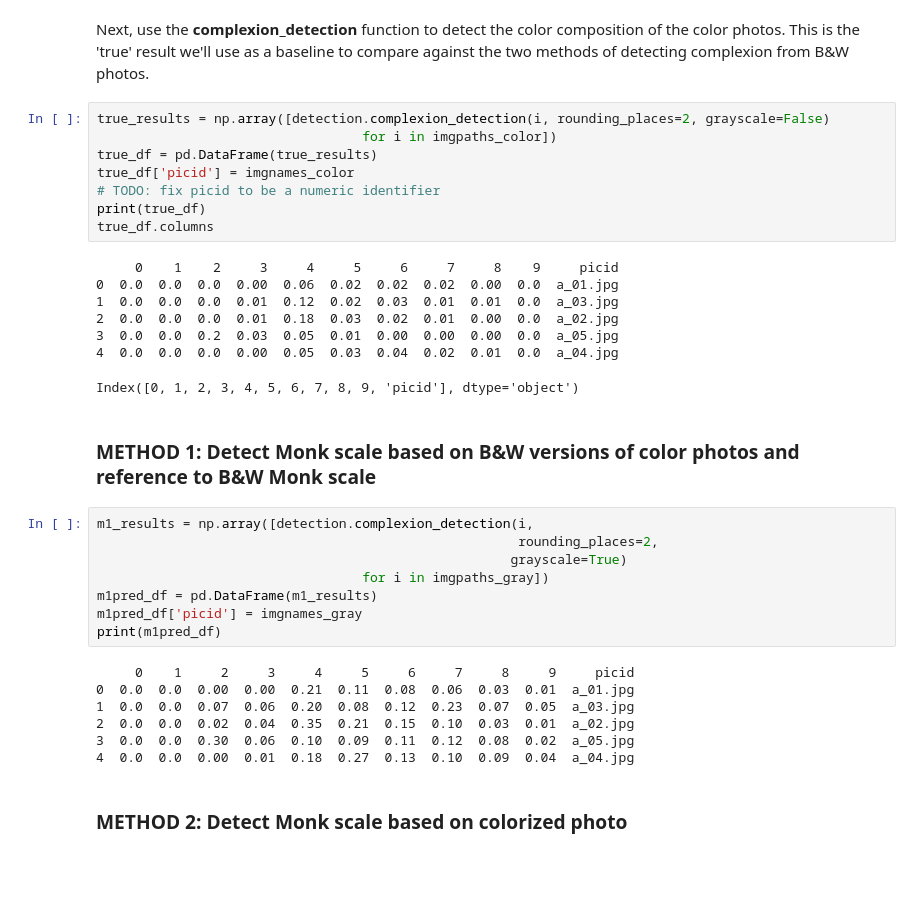
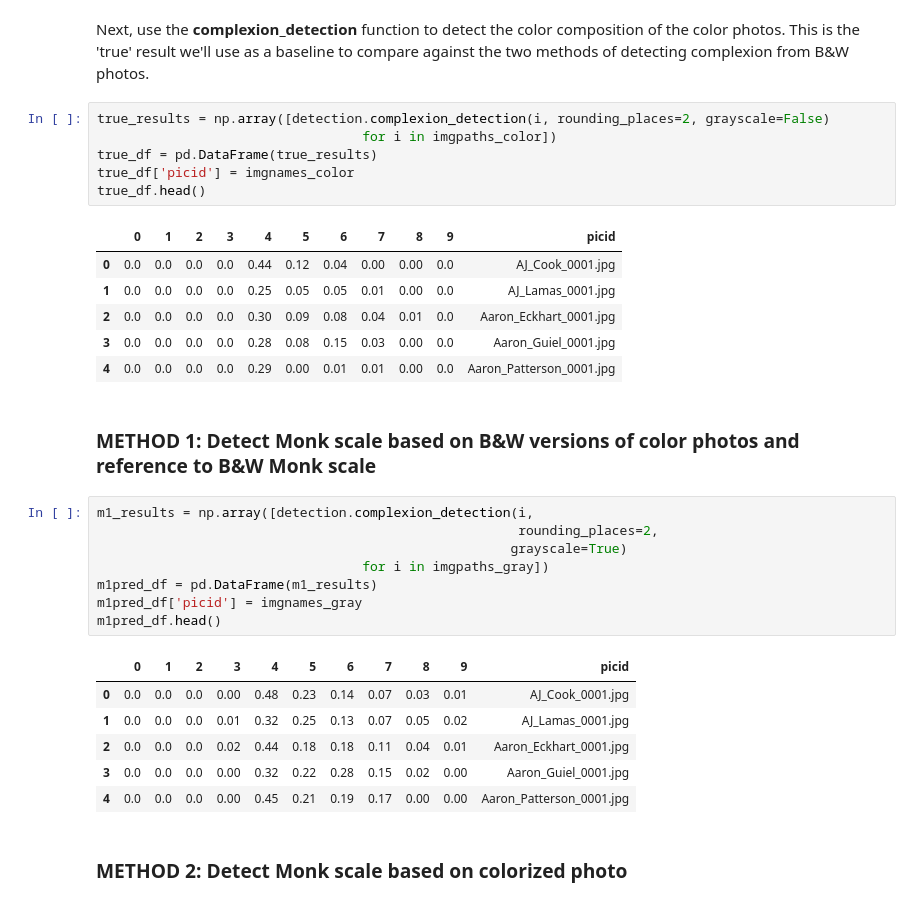
Before and after one commit to 583-dsdt-team/old-pic-tool, a Jupyter notebook: example/compare_detection_methods.ipynb, the cells around one changed output. Cells and saved outputs as stored; diff of their text form; blank space fills up the shorter version.

```diff
--- a/example/compare_detection_methods.ipynb
+++ b/example/compare_detection_methods.ipynb
@@ -160,19 +220,16 @@ Next, use the **complexion_detection** function to detect the color composition
 # %%
 true_results = np.array([detection.complexion_detection(i, rounding_places=2, grayscale=False)
                                   for i in imgpaths_color])
 true_df = pd.DataFrame(true_results)
 true_df['picid'] = imgnames_color
-# TODO: fix picid to be a numeric identifier
-print(true_df)
-true_df.columns
+true_df.head()
 # %% [output]
-     0    1    2     3     4     5     6     7     8    9     picid
-0  0.0  0.0  0.0  0.00  0.06  0.02  0.02  0.02  0.00  0.0  a_01.jpg
-1  0.0  0.0  0.0  0.01  0.12  0.02  0.03  0.01  0.01  0.0  a_03.jpg
-2  0.0  0.0  0.0  0.01  0.18  0.03  0.02  0.01  0.00  0.0  a_02.jpg
-3  0.0  0.0  0.2  0.03  0.05  0.01  0.00  0.00  0.00  0.0  a_05.jpg
-4  0.0  0.0  0.0  0.00  0.05  0.03  0.04  0.02  0.01  0.0  a_04.jpg
-Index([0, 1, 2, 3, 4, 5, 6, 7, 8, 9, 'picid'], dtype='object')
+|  | 0 | 1 | 2 | 3 | 4 | 5 | 6 | 7 | 8 | 9 | picid |
+| 0 | 0.0 | 0.0 | 0.0 | 0.0 | 0.44 | 0.12 | 0.04 | 0.00 | 0.00 | 0.0 | AJ_Cook_0001.jpg |
+| 1 | 0.0 | 0.0 | 0.0 | 0.0 | 0.25 | 0.05 | 0.05 | 0.01 | 0.00 | 0.0 | AJ_Lamas_0001.jpg |
+| 2 | 0.0 | 0.0 | 0.0 | 0.0 | 0.30 | 0.09 | 0.08 | 0.04 | 0.01 | 0.0 | Aaron_Eckhart_0001.jpg |
+| 3 | 0.0 | 0.0 | 0.0 | 0.0 | 0.28 | 0.08 | 0.15 | 0.03 | 0.00 | 0.0 | Aaron_Guiel_0001.jpg |
+| 4 | 0.0 | 0.0 | 0.0 | 0.0 | 0.29 | 0.00 | 0.01 | 0.01 | 0.00 | 0.0 | Aaron_Patterson_0001.jpg |
 # %% [markdown]
 ### METHOD 1: Detect Monk scale based on B&W versions of color photos and reference to B&W Monk scale
 # %%
@@ -182,14 +239,14 @@ m1_results = np.array([detection.complexion_detection(i,
                                   for i in imgpaths_gray])
 m1pred_df = pd.DataFrame(m1_results)
 m1pred_df['picid'] = imgnames_gray
-print(m1pred_df)
+m1pred_df.head()
 # %% [output]
-     0    1     2     3     4     5     6     7     8     9     picid
-0  0.0  0.0  0.00  0.00  0.21  0.11  0.08  0.06  0.03  0.01  a_01.jpg
-1  0.0  0.0  0.07  0.06  0.20  0.08  0.12  0.23  0.07  0.05  a_03.jpg
-2  0.0  0.0  0.02  0.04  0.35  0.21  0.15  0.10  0.03  0.01  a_02.jpg
-3  0.0  0.0  0.30  0.06  0.10  0.09  0.11  0.12  0.08  0.02  a_05.jpg
-4  0.0  0.0  0.00  0.01  0.18  0.27  0.13  0.10  0.09  0.04  a_04.jpg
+|  | 0 | 1 | 2 | 3 | 4 | 5 | 6 | 7 | 8 | 9 | picid |
+| 0 | 0.0 | 0.0 | 0.0 | 0.00 | 0.48 | 0.23 | 0.14 | 0.07 | 0.03 | 0.01 | AJ_Cook_0001.jpg |
+| 1 | 0.0 | 0.0 | 0.0 | 0.01 | 0.32 | 0.25 | 0.13 | 0.07 | 0.05 | 0.02 | AJ_Lamas_0001.jpg |
+| 2 | 0.0 | 0.0 | 0.0 | 0.02 | 0.44 | 0.18 | 0.18 | 0.11 | 0.04 | 0.01 | Aaron_Eckhart_0001.jpg |
+| 3 | 0.0 | 0.0 | 0.0 | 0.00 | 0.32 | 0.22 | 0.28 | 0.15 | 0.02 | 0.00 | Aaron_Guiel_0001.jpg |
+| 4 | 0.0 | 0.0 | 0.0 | 0.00 | 0.45 | 0.21 | 0.19 | 0.17 | 0.00 | 0.00 | Aaron_Patterson_0001.jpg |
 # %% [markdown]
 ### METHOD 2: Detect Monk scale based on colorized photo
 # %%
```
Also changed, not shown: parts of 34 cells of this notebook.
